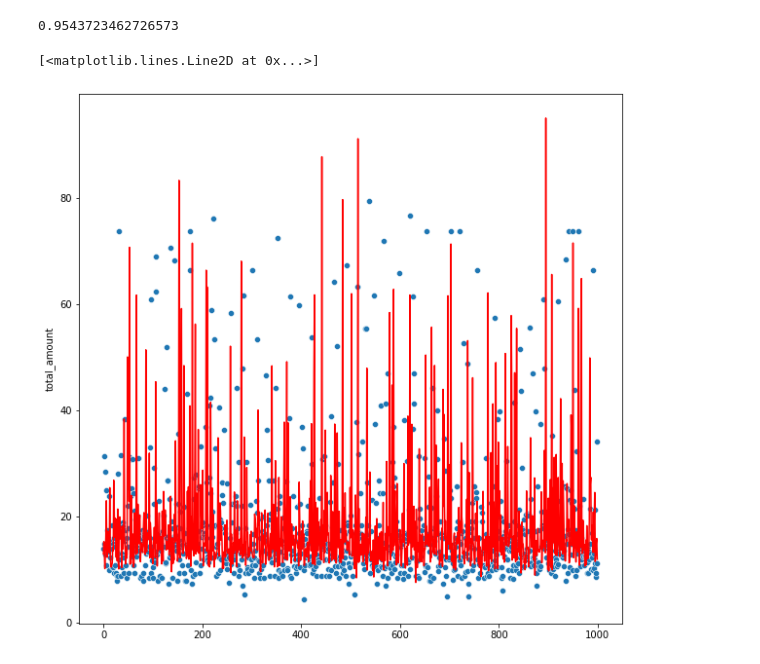
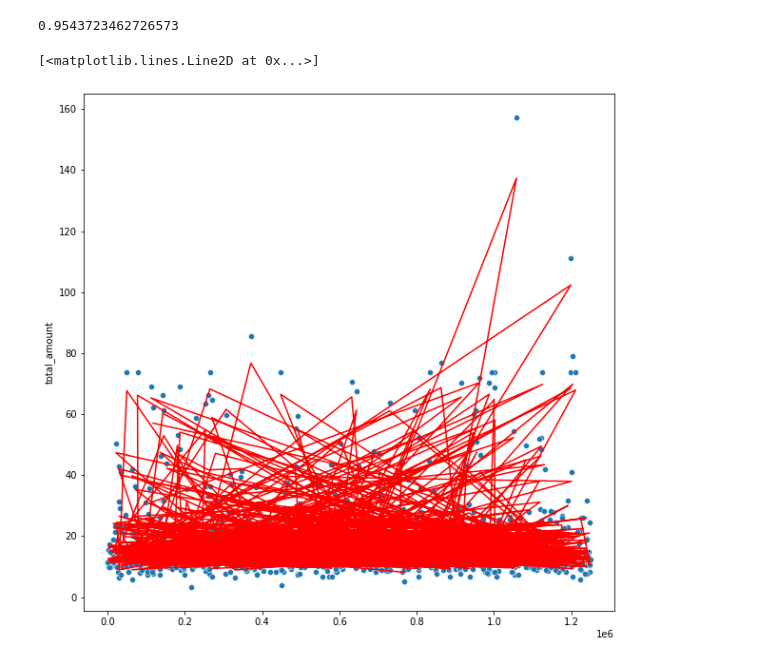
Before and after one commit to loalberto/Springboard-DataScienceCapstone2, a Jupyter notebook: Testing_Taxi_data.ipynb, the cells around one changed output. Saved outputs shown, nothing was run; the diff lists cells and outputs as text; code cells hidden in the pictures.

```diff
--- a/Testing_Taxi_data.ipynb
+++ b/Testing_Taxi_data.ipynb
@@ -63,10 +71,9 @@ y_test.head()
 # %%
-y_test_sample = y_test.sample(1000)
-y_test_sample.index = np.arange(0, 1000)
-index = y_test_sample.index
+index = random.sample(range(0, len(y_pred)), 1000)
 y_pred_sample = y_pred[index]
+y_test_sample = y_test.iloc[index, 0]
 plt.figure(figsize=(10, 10))
-sns.scatterplot(index, 'total_amount', data=y_test_sample)
+plt.scatter(index, y_test_sample)
 plt.plot(index, y_pred_sample, c='red')
 # %% [output]
 [<matplotlib.lines.Line2D at 0x...>]
@@ -94,12 +101,10 @@ ridge.score(X_test, y_test)
 # %% [output]
 0.9543723462726573
 # %%
-y_test_sample = y_test.sample(1000)
-y_test_sample.index = np.arange(0, 1000)
-y_pred_sample = ridge.predict(X_test)[:1000]
+y_pred_sample = ridge.predict(X_test)[index]
 plt.figure(figsize=(10, 10))
-sns.scatterplot(index, 'total_amount', data=y_test_sample)
+sns.scatterplot(index, y_test_sample)
 plt.plot(index, y_pred_sample, c='red')
 # %% [output]
 [<matplotlib.lines.Line2D at 0x...>]
-[figure, old version]
+[figure, new version]
```
Also changed, not shown: parts of 6 cells of this notebook.
